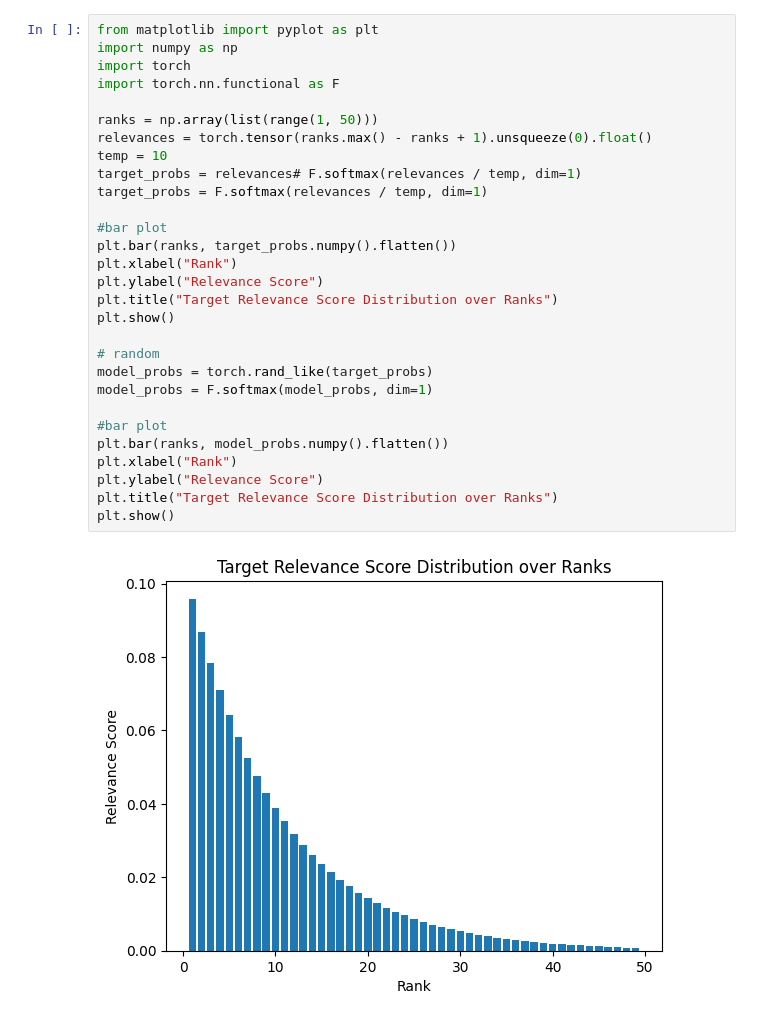
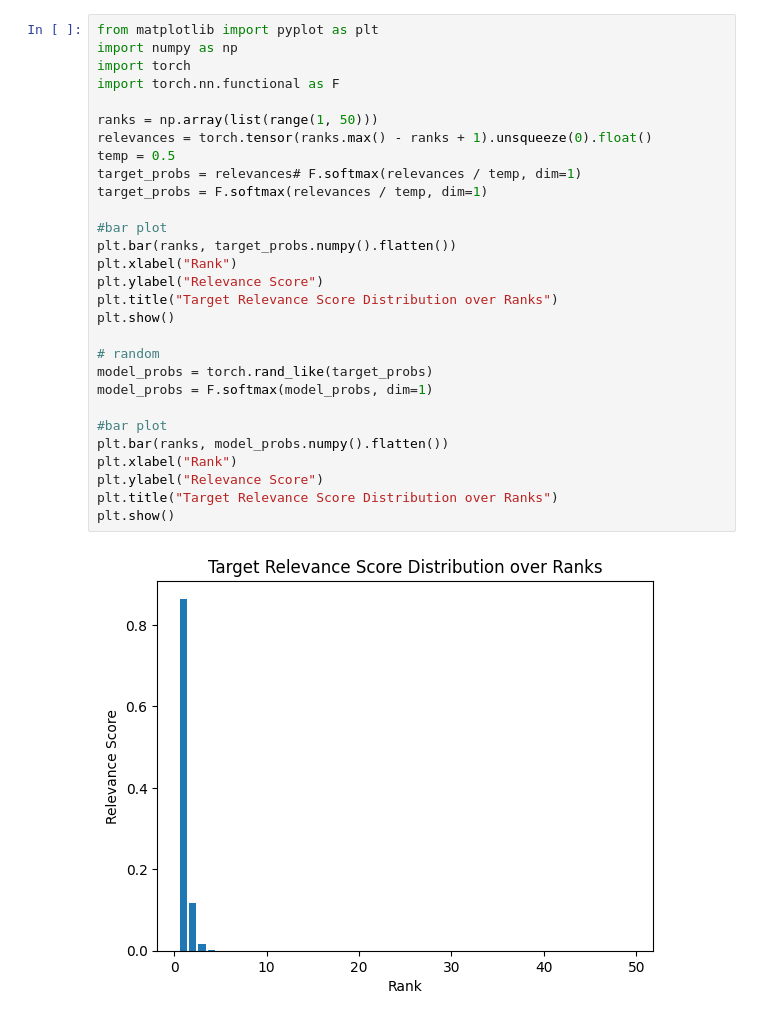
Before and after one commit to vincenteichhorn/cs-search-engine-architecture, a Jupyter notebook: sea/learning_to_rank/loss_function.ipynb, the cells around one changed output. Cells and saved outputs as stored; diff of their text form.

```diff
--- a/sea/learning_to_rank/loss_function.ipynb
+++ b/sea/learning_to_rank/loss_function.ipynb
@@ -1,31 +1,31 @@
 # %%
 from matplotlib import pyplot as plt
 import numpy as np
 import torch
 import torch.nn.functional as F
 
 ranks = np.array(list(range(1, 50)))
 relevances = torch.tensor(ranks.max() - ranks + 1).unsqueeze(0).float()
-temp = 10
+temp = 0.5
 target_probs = relevances# F.softmax(relevances / temp, dim=1)
 target_probs = F.softmax(relevances / temp, dim=1)
 
 #bar plot
 plt.bar(ranks, target_probs.numpy().flatten())
 plt.xlabel("Rank")
 plt.ylabel("Relevance Score")
 plt.title("Target Relevance Score Distribution over Ranks")
 plt.show()
 
 # random
 model_probs = torch.rand_like(target_probs)
 model_probs = F.softmax(model_probs, dim=1)
 
 #bar plot
 plt.bar(ranks, model_probs.numpy().flatten())
 plt.xlabel("Rank")
 plt.ylabel("Relevance Score")
 plt.title("Target Relevance Score Distribution over Ranks")
 plt.show()
 # %% [output]
-[figure, old version]
+[figure, new version]
```
Also changed, not shown: parts of 1 cell of this notebook.
